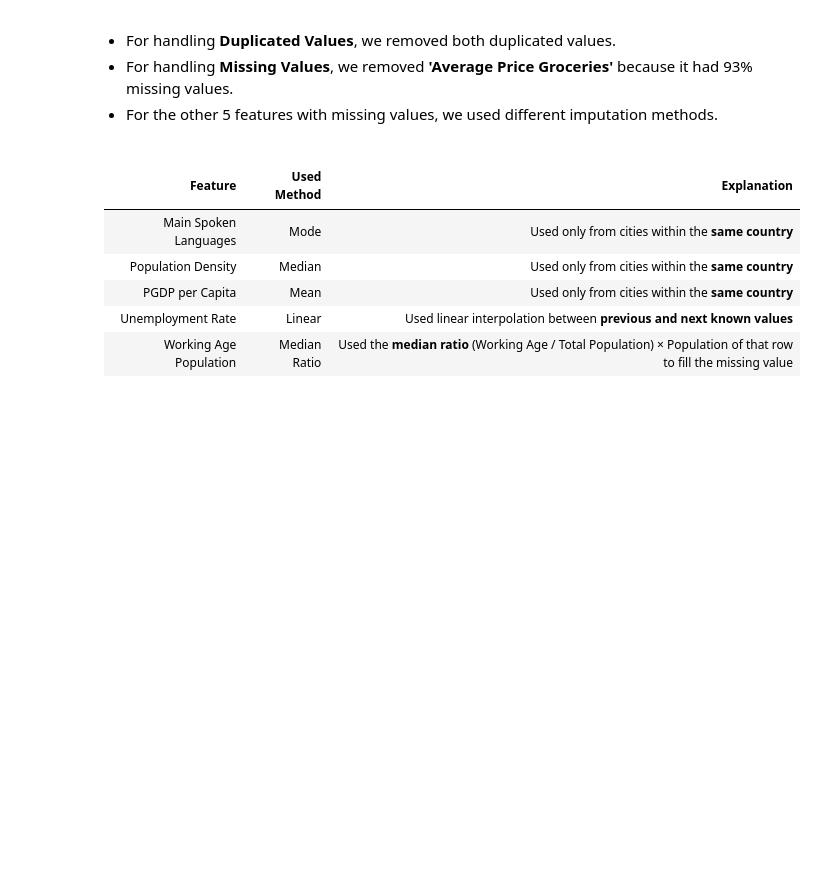
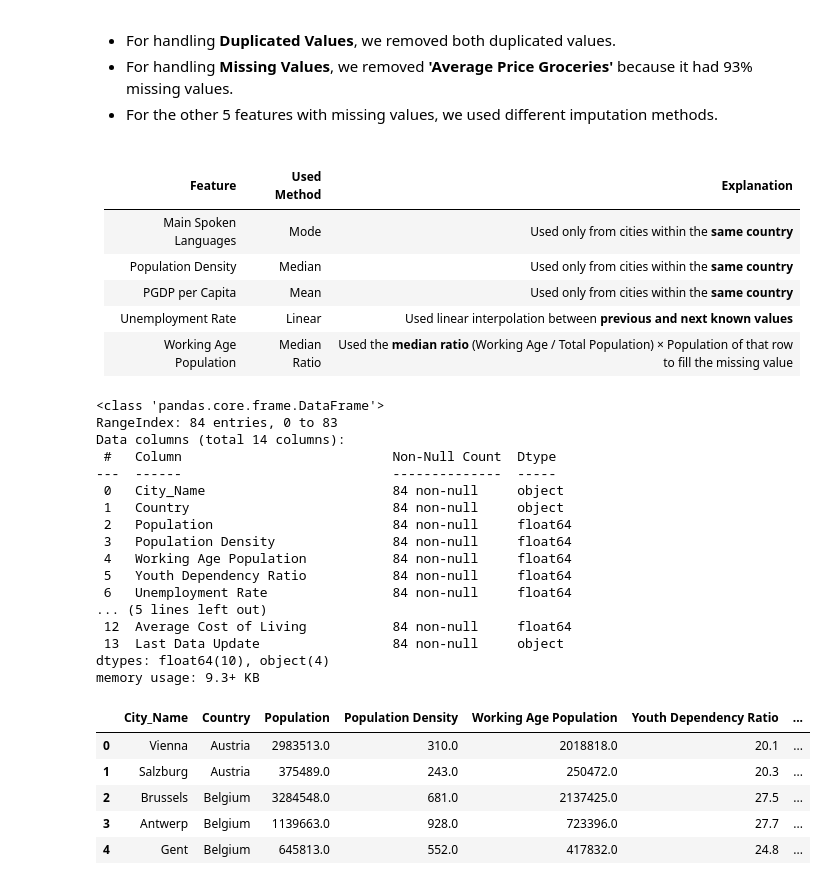
Before and after one commit to saifhoque15-netizen/where-should-I-live, a Jupyter notebook: Group22_PDS_2526.ipynb, the cells around one changed output. Cells and saved outputs as stored; diff of their text form; code cells hidden in the pictures; blank space fills up the shorter version.

```diff
--- a/Group22_PDS_2526.ipynb
+++ b/Group22_PDS_2526.ipynb
@@ -258,3 +259,6 @@ df.iloc[45]['City']
 # %% [output]
 ___________After_____________
 'Athens, Greece'
+# %%
+df['Main Spoken Languages'] = df['Main Spoken Languages'].str.replace(';', ', ')
+df[df['City']== 'Valencia, Spain']
@@ -528,3 +535,44 @@ Name: 23, dtype: object
 | PGDP per Capita         | Mean        | Used only from cities within the **same country**                                                                |
 | Unemployment Rate       | Linear      | Used linear interpolation between **previous and next known values**                                             |
 | Working Age Population  | Median Ratio | Used the **median ratio** (Working Age / Total Population) × Population of that row to fill the missing value   |
+# %%
+final_columns = [
+    'City_Name', 'Country',
+    'Population', 'Population Density', 'Working Age Population ',
+    'Youth Dependency Ratio', 'Unemployment Rate', 'GDP per Capita',
+    'Days of very strong heat stress',
+    'Main Spoken Languages',
+    'Average Monthly Salary', 'Average Rent Price', 'Average Cost of Living',
+    'Last Data Update'
+]
+df_final = df_clean[final_columns].copy()
+
+df_final.to_csv('city_data_clean.csv', index=False)
+
+df_final = pd.read_csv('city_data_clean.csv')
+df_final.info()
+df_final.head()
+# %% [output]
+<class 'pandas.core.frame.DataFrame'>
+RangeIndex: 84 entries, 0 to 83
+Data columns (total 14 columns):
+ #   Column                           Non-Null Count  Dtype
+---  ------                           --------------  -----
+ 0   City_Name                        84 non-null     object
+ 1   Country                          84 non-null     object
+ 2   Population                       84 non-null     float64
+ 3   Population Density               84 non-null     float64
+ 4   Working Age Population           84 non-null     float64
+ 5   Youth Dependency Ratio           84 non-null     float64
+ 6   Unemployment Rate                84 non-null     float64
+... (5 lines left out)
+ 12  Average Cost of Living           84 non-null     float64
+ 13  Last Data Update                 84 non-null     object
+dtypes: float64(10), object(4)
+memory usage: 9.3+ KB
+|  | City_Name | Country | Population | Population Density | Working Age Population | Youth Dependency Ratio | ... |
+| 0 | Vienna | Austria | 2983513.0 | 310.0 | 2018818.0 | 20.1 | ... |
+| 1 | Salzburg | Austria | 375489.0 | 243.0 | 250472.0 | 20.3 | ... |
+| 2 | Brussels | Belgium | 3284548.0 | 681.0 | 2137425.0 | 27.5 | ... |
+| 3 | Antwerp | Belgium | 1139663.0 | 928.0 | 723396.0 | 27.7 | ... |
+| 4 | Gent | Belgium | 645813.0 | 552.0 | 417832.0 | 24.8 | ... |
```
Also changed, not shown: parts of 16 cells of this notebook.
